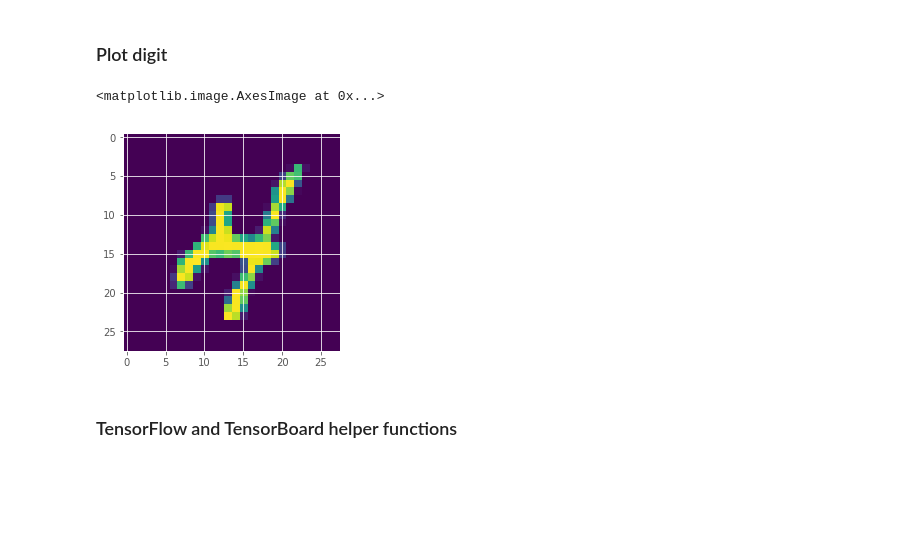
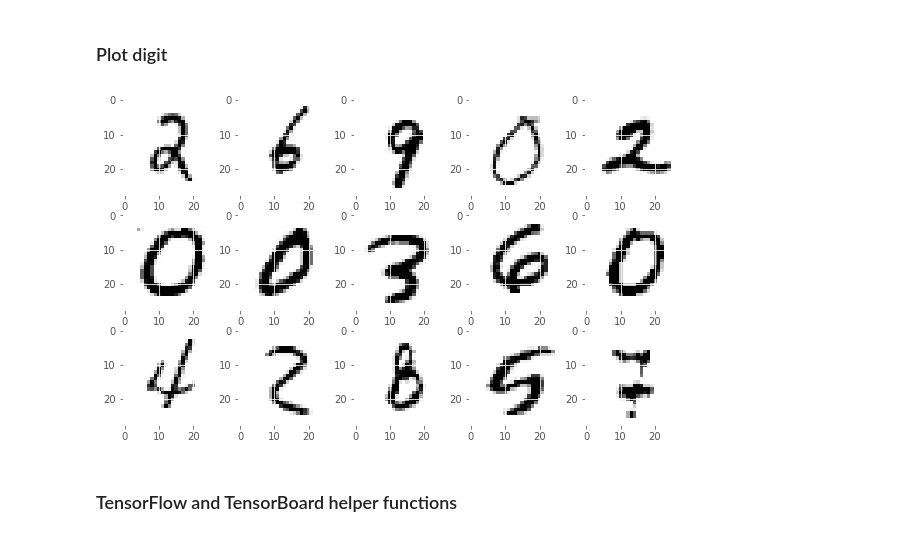
Before and after one commit to willau/mnist_tensorflow_playground, a Jupyter notebook: tensorflow_mnist_classification.ipynb, the cells around one changed output. Drawn from its saved outputs; the diff is of its cells as text; code cells hidden in the pictures; blank space fills up the shorter version.

```diff
--- a/tensorflow_mnist_classification.ipynb
+++ b/tensorflow_mnist_classification.ipynb
@@ -28,16 +28,16 @@ Extracting MNIST_data/t10k-images-idx3-ubyte.gz
 Extracting MNIST_data/t10k-labels-idx1-ubyte.gz
 # %% [markdown]
 ### Plot digit
-# %%
-n_train = np.shape(x_train)[0]
-idx = np.random.randint(n_train)
-vector = x_train[idx]
-img = np.reshape(vector, (28, 28))
-
-plt.imshow(img)
-# %% [output]
-<matplotlib.image.AxesImage at 0x...>
-[figure, removed]
+# %%
+n_train = np.shape(x_train)[0]
+rand_digit = lambda: np.reshape(x_train[np.random.randint(n_train)], (28, 28))
+
+fig, ax = plt.subplots(figsize=(10, 6))
+for i in range(1, 5*3+1):
+    plt.subplot(3, 5, i)
+    plt.imshow(rand_digit(), cmap='Greys')
+# %% [output]
+[figure, added]
 # %% [markdown]
 ### TensorFlow and TensorBoard helper functions
 # %%
```
Also changed, not shown: parts of 3 cells of this notebook.
